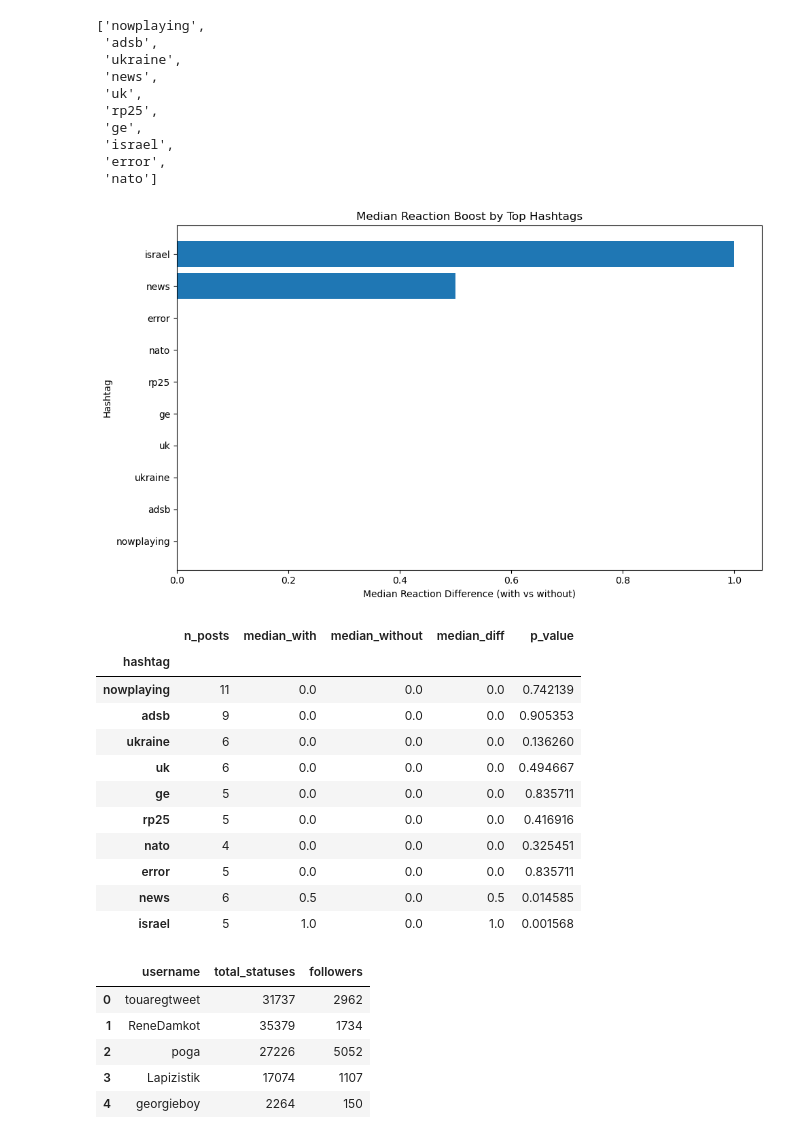
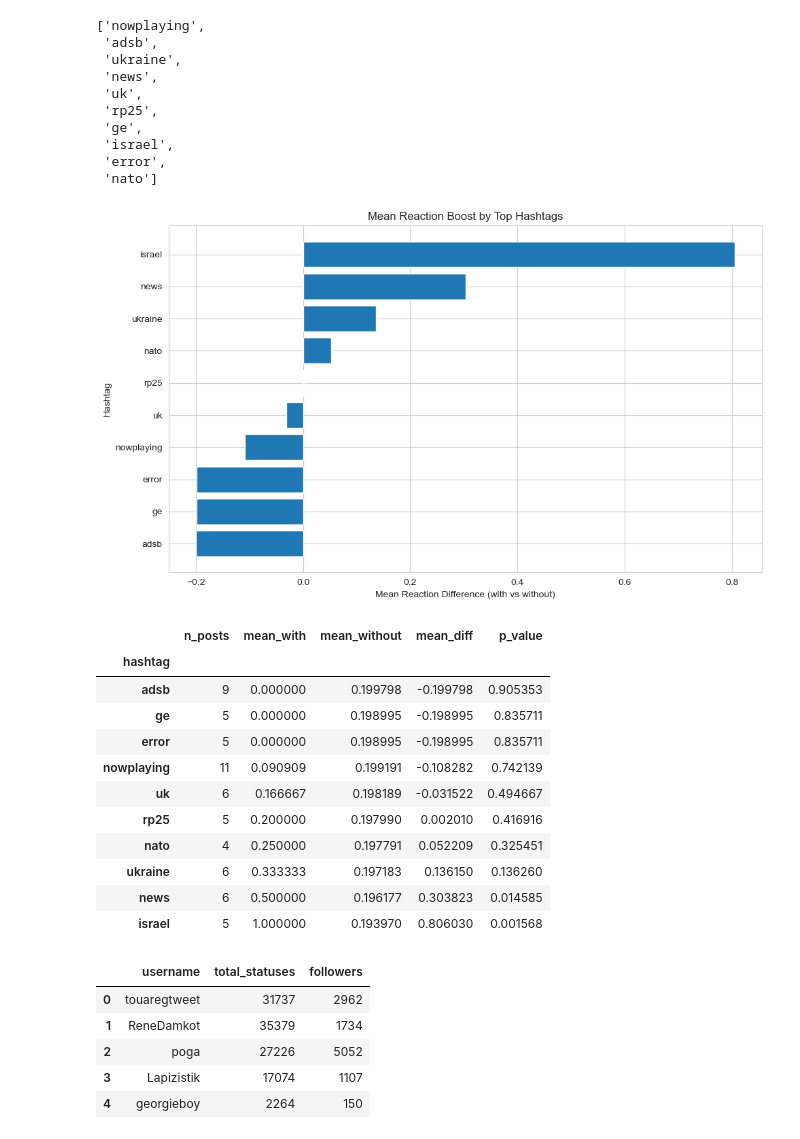
Before and after one commit to cemil-kerimoglu/mastodon_posts, a Jupyter notebook: notebooks/01_api_exploration.ipynb, the cells around one changed output. Drawn from its saved outputs; the diff is of its cells as text; code cells hidden in the pictures.

Commit message:
do analysis for 3000 posts

```diff
--- a/notebooks/01_api_exploration.ipynb
+++ b/notebooks/01_api_exploration.ipynb
@@ -297,48 +297,48 @@ popular_tags
 # %%
 results = []
 for tag in popular_tags:
     has_t = ms_posts_may_clean[ms_posts_may_clean['tag_list'].apply(lambda tags: tag in tags)]['total_reactions']
     no_t  = ms_posts_may_clean[~ms_posts_may_clean['tag_list'].apply(lambda tags: tag in tags)]['total_reactions']
-    med_with = has_t.median()
-    med_without = no_t.median()
-    diff = med_with - med_without
+    mean_with = has_t.mean()
+    mean_without = no_t.mean()
+    diff = mean_with - mean_without
     U_t, p_t = mannwhitneyu(has_t, no_t, alternative='greater')
     results.append({
         'hashtag': tag,
         'n_posts': len(has_t),
-        'median_with': med_with,
-        'median_without': med_without,
-        'median_diff': diff,
+        'mean_with': mean_with,
+        'mean_without': mean_without,
+        'mean_diff': diff,
         'p_value': p_t
     })
 
-res_df = pd.DataFrame(results).set_index('hashtag').sort_values('median_diff')
+res_df = pd.DataFrame(results).set_index('hashtag').sort_values('mean_diff')
 
-# Bar chart: median_diff for each tag
+# Bar chart: mean_diff for each tag
 fig, ax = plt.subplots(figsize=(10,6))
-ax.barh(res_df.index, res_df['median_diff'])
-ax.set_xlabel('Median Reaction Difference (with vs without)')
+ax.barh(res_df.index, res_df['mean_diff'])
+ax.set_xlabel('Mean Reaction Difference (with vs without)')
 ax.set_ylabel('Hashtag')
-ax.set_title('Median Reaction Boost by Top Hashtags')
+ax.set_title('Mean Reaction Boost by Top Hashtags')
 plt.tight_layout()
 plt.show()
 
 # Display the summary table
 res_df
 # %% [output]
-[figure, old version]
+[figure, new version]
-|  | n_posts | median_with | median_without | median_diff | p_value |
+|  | n_posts | mean_with | mean_without | mean_diff | p_value |
 | hashtag |  |  |  |  |  |
-| nowplaying | 11 | 0.0 | 0.0 | 0.0 | 0.742139 |
-| adsb | 9 | 0.0 | 0.0 | 0.0 | 0.905353 |
-| ukraine | 6 | 0.0 | 0.0 | 0.0 | 0.136260 |
-| uk | 6 | 0.0 | 0.0 | 0.0 | 0.494667 |
-| ge | 5 | 0.0 | 0.0 | 0.0 | 0.835711 |
-| rp25 | 5 | 0.0 | 0.0 | 0.0 | 0.416916 |
-| nato | 4 | 0.0 | 0.0 | 0.0 | 0.325451 |
-| error | 5 | 0.0 | 0.0 | 0.0 | 0.835711 |
-| news | 6 | 0.5 | 0.0 | 0.5 | 0.014585 |
-| israel | 5 | 1.0 | 0.0 | 1.0 | 0.001568 |
+| adsb | 9 | 0.000000 | 0.199798 | -0.199798 | 0.905353 |
+| ge | 5 | 0.000000 | 0.198995 | -0.198995 | 0.835711 |
+| error | 5 | 0.000000 | 0.198995 | -0.198995 | 0.835711 |
+| nowplaying | 11 | 0.090909 | 0.199191 | -0.108282 | 0.742139 |
+| uk | 6 | 0.166667 | 0.198189 | -0.031522 | 0.494667 |
+| rp25 | 5 | 0.200000 | 0.197990 | 0.002010 | 0.416916 |
+| nato | 4 | 0.250000 | 0.197791 | 0.052209 | 0.325451 |
+| ukraine | 6 | 0.333333 | 0.197183 | 0.136150 | 0.136260 |
+| news | 6 | 0.500000 | 0.196177 | 0.303823 | 0.014585 |
+| israel | 5 | 1.000000 | 0.193970 | 0.806030 | 0.001568 |
 # %%
 follower_stats = (
     ms_posts_may_clean
```
Also changed, not shown: parts of 7 cells of this notebook, 1 other file.
